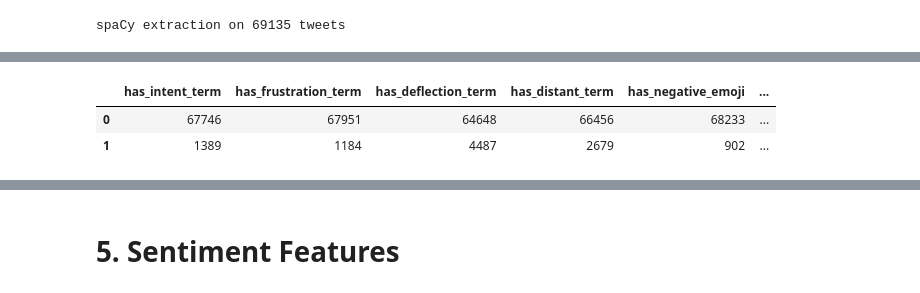
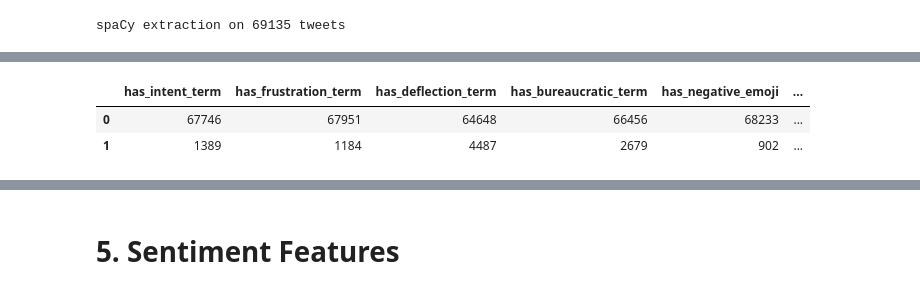
Before and after one commit to rudimentos/Social-Media_Machine-Learning_project, a Jupyter notebook: twcs_jyp.ipynb, the cells around one changed output, grey strips where cells are left out. Drawn from its saved outputs; the diff is of its cells as text; code cells hidden in the pictures.

```diff
--- a/twcs_jyp.ipynb
+++ b/twcs_jyp.ipynb
@@ -452,10 +505,11 @@ NEGATION_TOKENS = {
 def build_category_matchers(nlp):
     matchers = {}
     for name, termset in [
-        ("i_intent",       INBOUND_INTENT),
-        ("i_frustr",  INBOUND_FRUSTRATION),
-        ("o_deflect",  OUTBOUND_DEFLECTION),
-        ("o_distant",OUTBOUND_DISTANT),
+        ("inbound_intent",        INBOUND_INTENT),
+        ("inbound_frustration",   INBOUND_FRUSTRATION),
+        ("outbound_deflection",   OUTBOUND_DEFLECTION),
+        ("outbound_bureaucratic", OUTBOUND_BUREAUCRATIC),
+        ("outbound_formal_vocab", OUTBOUND_FORMAL_VOCAB),
     ]:
         m = Matcher(nlp.vocab)
         for term in termset:
@@ -465,3 +519,25 @@ def build_category_matchers(nlp):
     return matchers
 
 category_matchers = build_category_matchers(nlp)
+# %%
+def formality_score(doc) -> float:
+    tokens = [t for t in doc if not t.is_space and not t.is_punct]
+    if not tokens:
+        return 50.0
+
+    total = len(tokens)
+    pos_counts = Counter(t.pos_ for t in tokens)
+
+    noun = pos_counts.get("NOUN", 0) + pos_counts.get("PROPN", 0)
+    adj  = pos_counts.get("ADJ", 0)
+    prep = pos_counts.get("ADP", 0)
+    art  = pos_counts.get("DET", 0)
+    pron = pos_counts.get("PRON", 0)
+    verb = pos_counts.get("VERB", 0) + pos_counts.get("AUX", 0)
+    adv  = pos_counts.get("ADV", 0)
+    intj = pos_counts.get("INTJ", 0)
+
+    f = ((noun + adj + prep + art - pron - verb - adv - intj)
+         / total * 100 + 100) / 2
+
+    return round(f, 4)
@@ -572,7 +709,7 @@ df_ft1
 # %%
-cols = ['has_intent_term', 'has_frustration_term', 'has_deflection_term', 'has_distant_term', 'has_negative_emoji', 'has_money_entity', 'has_org_entity']
+cols = ['has_intent_term', 'has_frustration_term', 'has_deflection_term', 'has_bureaucratic_term', 'has_negative_emoji', 'has_money_entity', 'has_org_entity']
 df_ft1[cols].apply(pd.Series.value_counts)
 # %% [output]
-|  | has_intent_term | has_frustration_term | has_deflection_term | has_distant_term | has_negative_emoji | ... |
+|  | has_intent_term | has_frustration_term | has_deflection_term | has_bureaucratic_term | has_negative_emoji | ... |
 | 0 | 67746 | 67951 | 64648 | 66456 | 68233 | ... |
 | 1 | 1389 | 1184 | 4487 | 2679 | 902 | ... |
```
Also changed, not shown: parts of 13 cells of this notebook.
